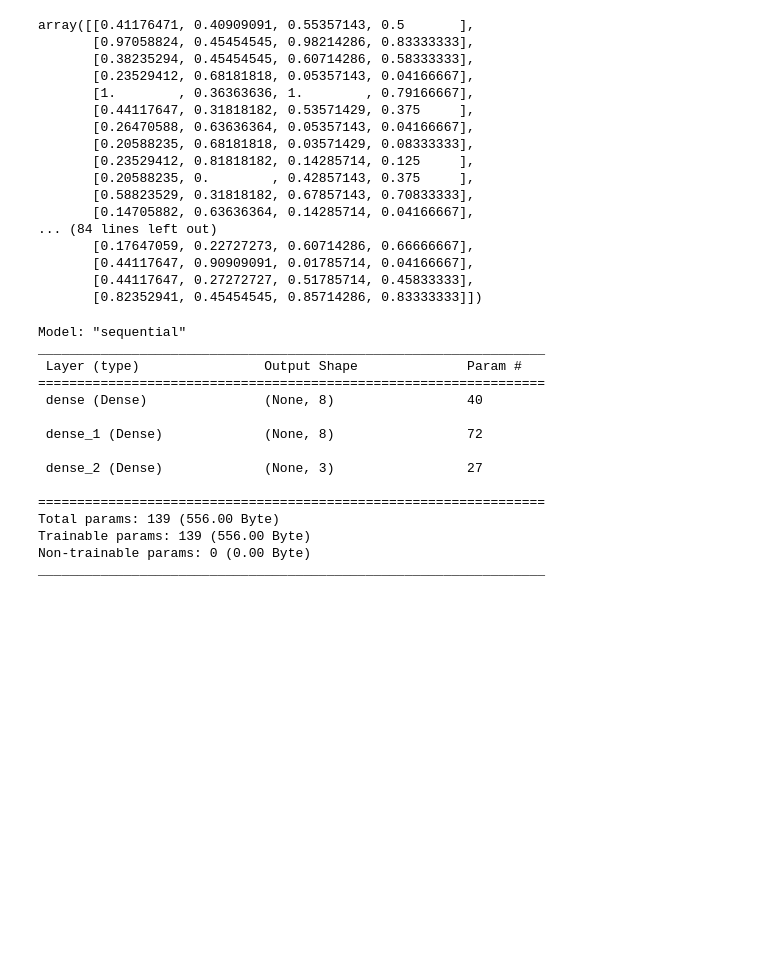
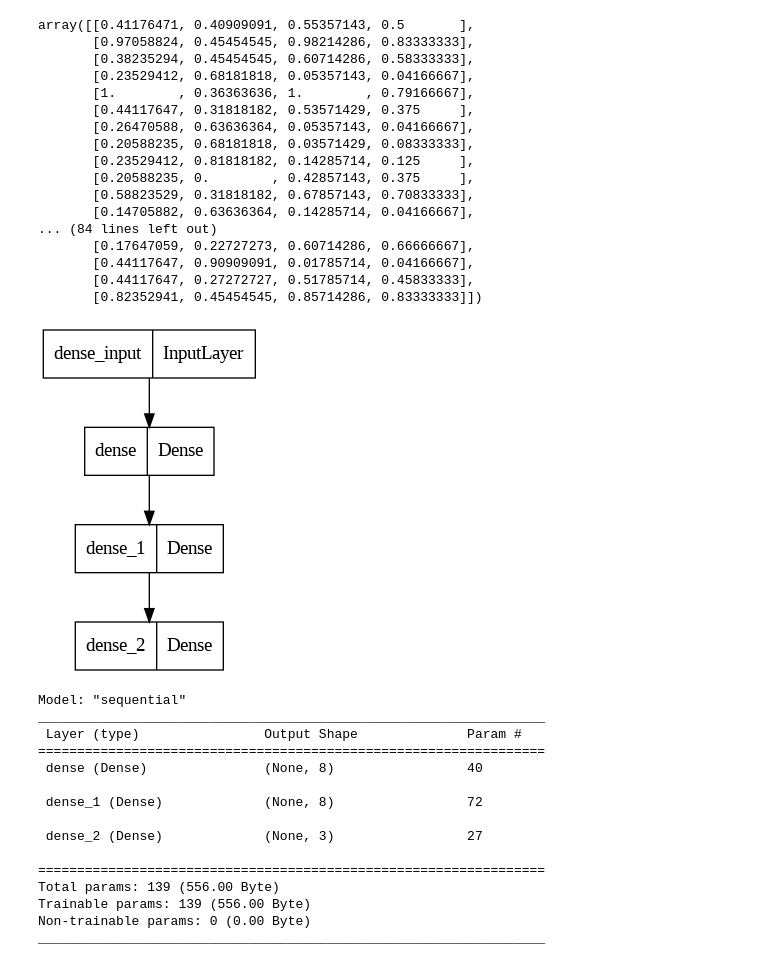
Before and after one commit to yeesem/Natural-Laguage-Processing, a Jupyter notebook: Keras_Basic.ipynb, the cells around one changed output. Saved outputs shown, nothing was run; the diff lists cells and outputs as text; code cells hidden in the pictures; blank space fills up the shorter version.

```diff
--- a/Keras_Basic.ipynb
+++ b/Keras_Basic.ipynb
@@ -116,6 +116,11 @@ model.compile(loss='categorical_crossentropy',
               optimizer = 'adam',
               metrics = ['accuracy']
 )
+# %%
+import tensorflow as tf
+tf.keras.utils.plot_model(model)
+# %% [output]
+[figure, added]
 # %%
 model.summary()
 # %% [output]
```
Also changed, not shown: parts of 15 cells of this notebook.
